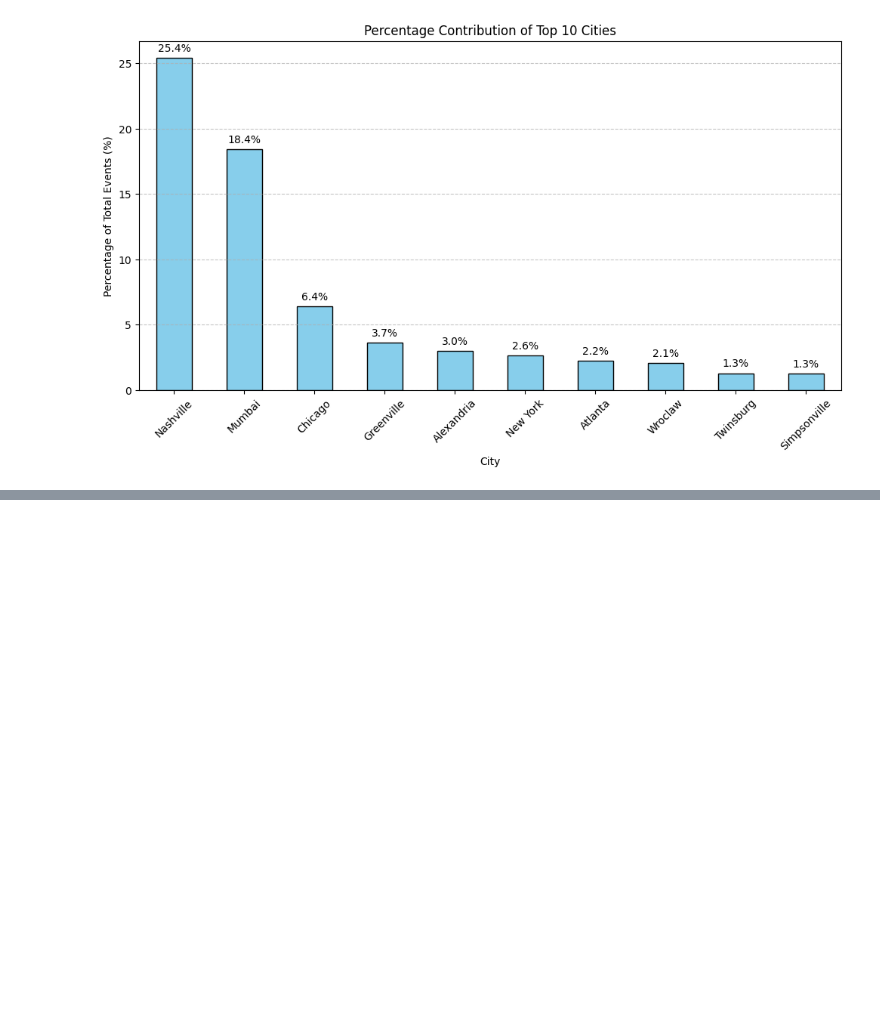
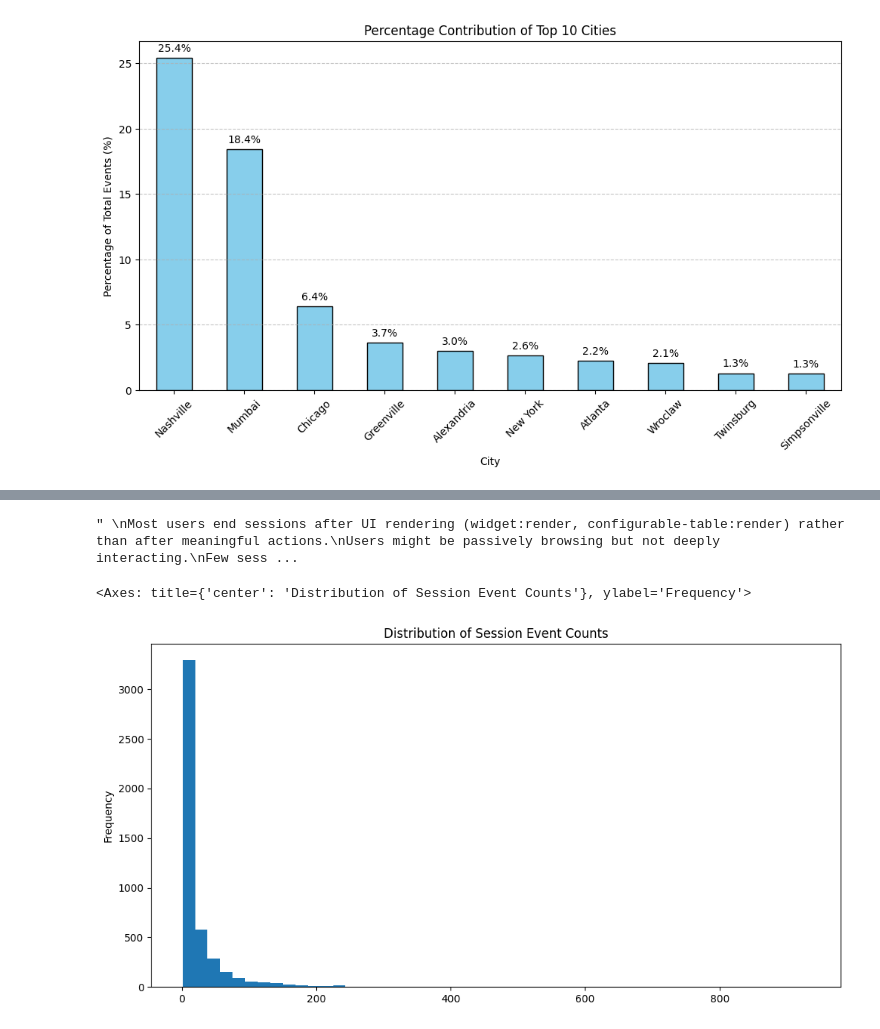
Before and after one commit to nyra-rodrigues/Federato-RiskOps-Platform-Optimization-Challenge, a Jupyter notebook: eda.ipynb, the cells around one changed output, grey strips where cells are left out. Saved outputs shown, nothing was run; the diff lists cells and outputs as text; code cells hidden in the pictures; blank space fills up the shorter version.

```diff
--- a/eda.ipynb
+++ b/eda.ipynb
@@ -162,0 +174,5 @@ plt.show()
+# %%
+df['event_time'] = pd.to_datetime(df['event_time'])
+# %%
+daily_events = df.set_index('event_time').resample('D').size()
+hourly_events = df['event_time'].dt.hour.value_counts().sort_index()
@@ -162,0 +399,7 @@ plt.show()
+# %%
+df_sessions = df.groupby('session_id')['server_received_time'].agg(['min', 'max'])
+df_sessions['session_length'] = (df_sessions['max'] - df_sessions['min']).dt.total_seconds()
+
+df = df.merge(df_sessions[['session_length']], left_on='session_id', right_index=True)
+print("Average session length (registered users):", df[df['user_id'] != 'EMPTY']['session_length'].mean())
+print("Average session length (guest users):", df[df['user_id'] == 'EMPTY']['session_length'].mean())
@@ -162,0 +468,17 @@ plt.show()
+# %%
+'''
+Most users end sessions after UI rendering (widget:render, configurable-table:render) rather than after meaningful actions.
+Users might be passively browsing but not deeply interacting.
+Few sessions end with actual engagement actions (e.g., form submissions, button clicks).
+Recommendation:
+Investigate why users aren't performing more meaningful interactions before exiting.
+Add better CTAs and engagement nudges before users drop off.
+'''
+# %% [output]
+" \nMost users end sessions after UI rendering (widget:render, configurable-table:render) rather than after meaningful actions.\nUsers might be passively browsing but not deeply interacting.\nFew sess ...
+# %%
+df_sessions = df.groupby('session_id').size()
+df_sessions.plot(kind='hist', bins=50, figsize=(12,6), title="Distribution of Session Event Counts")
+# %% [output]
+<Axes: title={'center': 'Distribution of Session Event Counts'}, ylabel='Frequency'>
+[figure, added]
```
Also changed, not shown: parts of 57 cells of this notebook, 1 other file.
